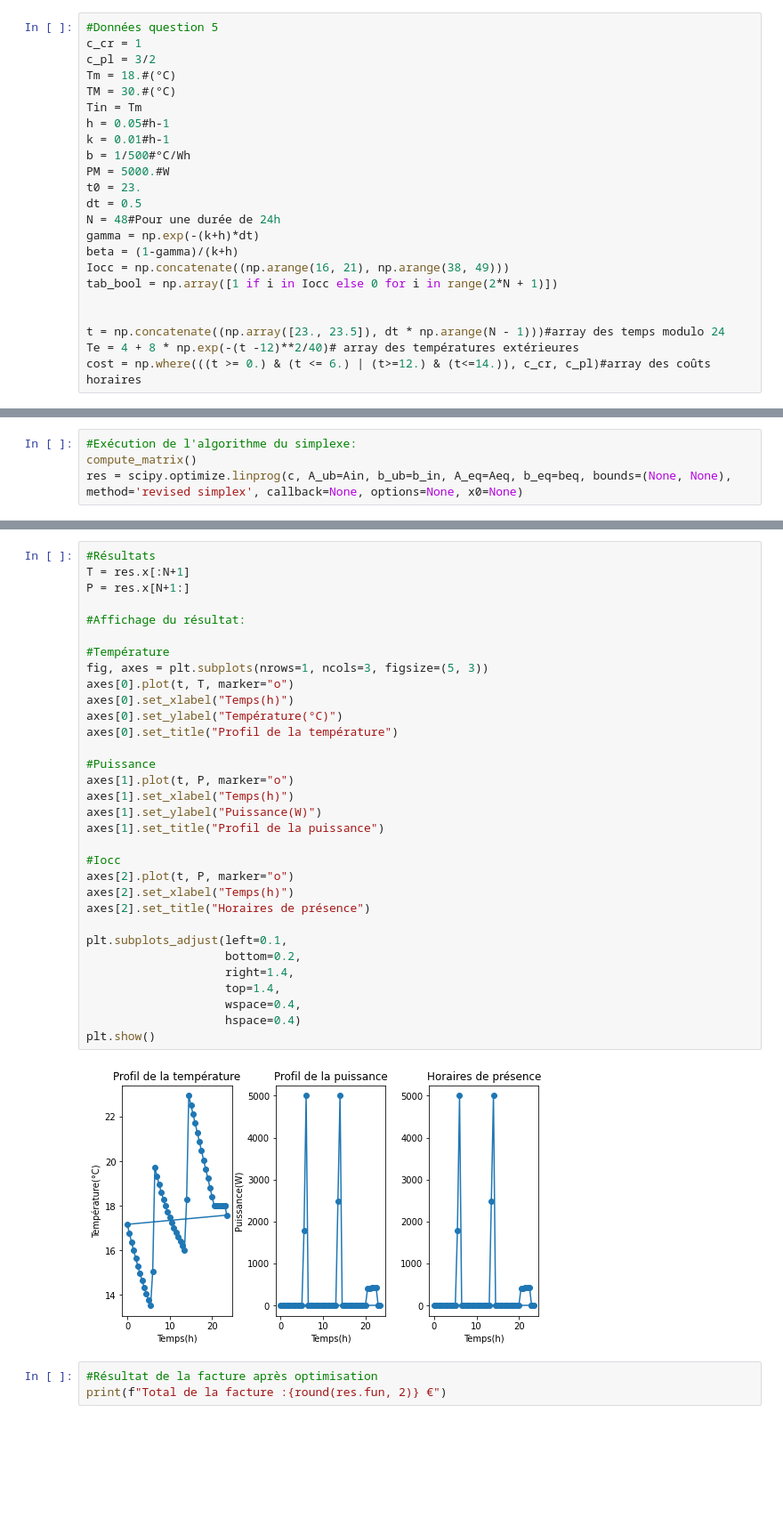
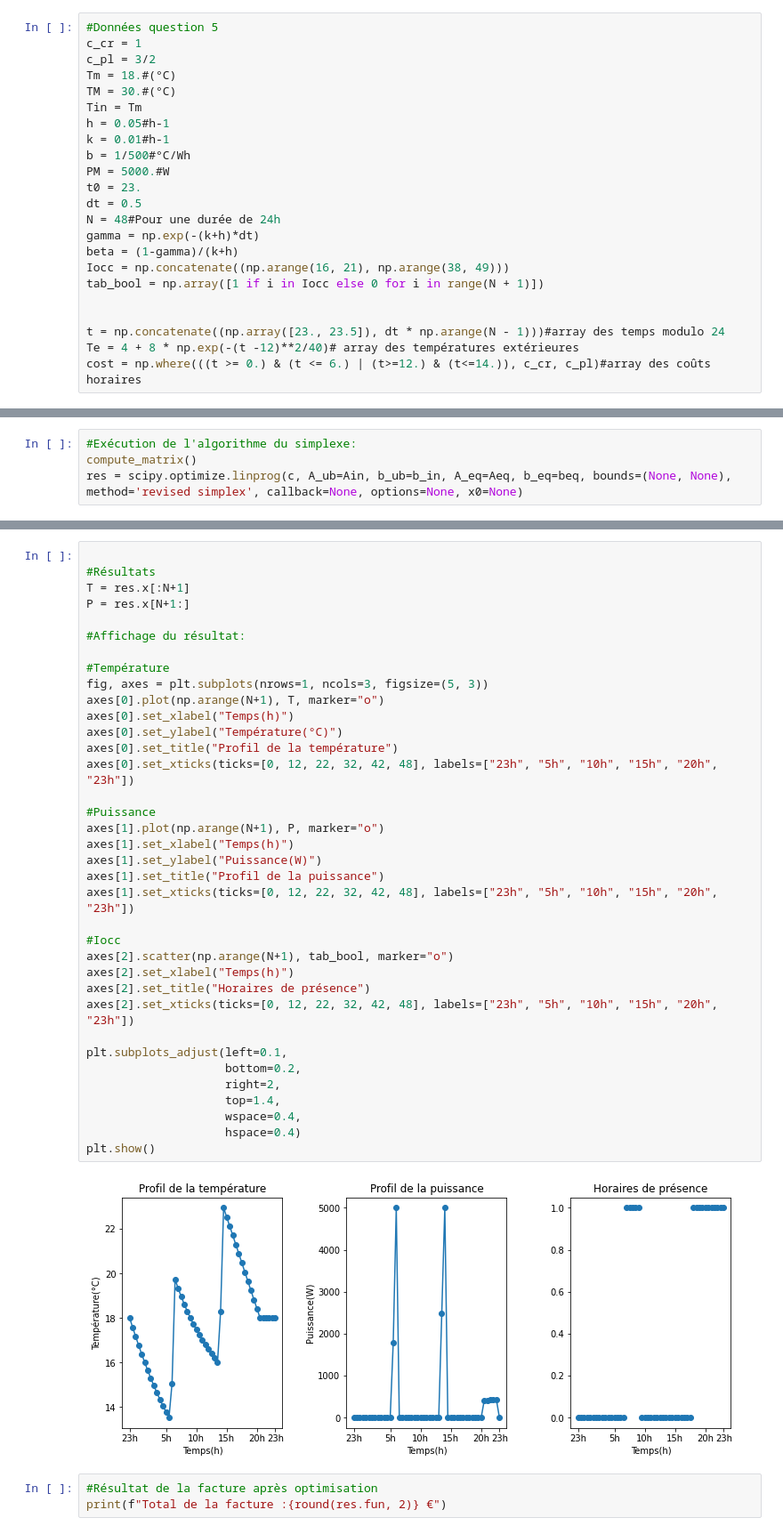
Before and after one commit to EliottBarbier/Projet_Opti, a Jupyter notebook: Projet.ipynb, the cells around one changed output, grey strips where cells are left out. Shown at 89% size. Cells and saved outputs as stored; diff of their text form; blank space fills up the shorter version.

Commit message:
Problème des graph réglé, et petit problème Tm2 réglé

```diff
--- a/Projet.ipynb
+++ b/Projet.ipynb
@@ -78,7 +78,7 @@ N = 48#Pour une durée de 24h
 gamma = np.exp(-(k+h)*dt)
 beta = (1-gamma)/(k+h)
 Iocc = np.concatenate((np.arange(16, 21), np.arange(38, 49)))
-tab_bool = np.array([1 if i in Iocc else 0 for i in range(2*N + 1)])
+tab_bool = np.array([1 if i in Iocc else 0 for i in range(N + 1)])
 
 
 t = np.concatenate((np.array([23., 23.5]), dt * np.arange(N - 1)))#array des temps modulo 24
@@ -176,39 +175,43 @@ Les puissances : [   0.            0.            0.            0.            0.
   419.05149326  423.58300028  427.29408839    0.        ]
 res.nit=68
 # %%
+
 #Résultats
 T = res.x[:N+1]
 P = res.x[N+1:]
 
 #Affichage du résultat:
 
 #Température
 fig, axes = plt.subplots(nrows=1, ncols=3, figsize=(5, 3))
-axes[0].plot(t, T, marker="o")
+axes[0].plot(np.arange(N+1), T, marker="o")
 axes[0].set_xlabel("Temps(h)")
 axes[0].set_ylabel("Température(°C)")
 axes[0].set_title("Profil de la température")
+axes[0].set_xticks(ticks=[0, 12, 22, 32, 42, 48], labels=["23h", "5h", "10h", "15h", "20h", "23h"])
 
 #Puissance
-axes[1].plot(t, P, marker="o")
+axes[1].plot(np.arange(N+1), P, marker="o")
 axes[1].set_xlabel("Temps(h)")
 axes[1].set_ylabel("Puissance(W)")
 axes[1].set_title("Profil de la puissance")
+axes[1].set_xticks(ticks=[0, 12, 22, 32, 42, 48], labels=["23h", "5h", "10h", "15h", "20h", "23h"])
 
 #Iocc
-axes[2].plot(t, P, marker="o")
+axes[2].scatter(np.arange(N+1), tab_bool, marker="o")
 axes[2].set_xlabel("Temps(h)")
 axes[2].set_title("Horaires de présence")
+axes[2].set_xticks(ticks=[0, 12, 22, 32, 42, 48], labels=["23h", "5h", "10h", "15h", "20h", "23h"])
 
 plt.subplots_adjust(left=0.1,
                     bottom=0.2,
-                    right=1.4,
+                    right=2,
                     top=1.4,
                     wspace=0.4,
                     hspace=0.4)
 plt.show()
 # %% [output]
-[figure, old version]
+[figure, new version]
 # %%
 #Résultat de la facture après optimisation
 print(f"Total de la facture :{round(res.fun, 2)} €")
```
Also changed, not shown: parts of 13 cells of this notebook, 1 other file.
